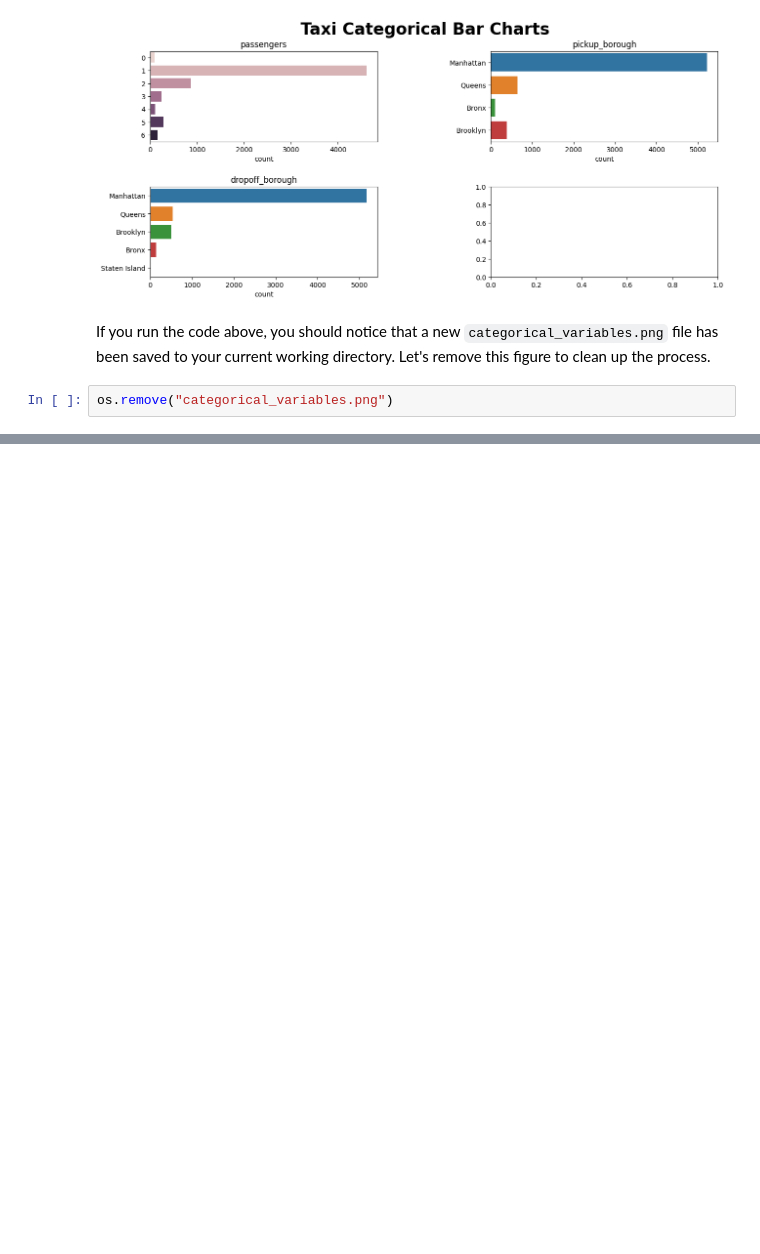
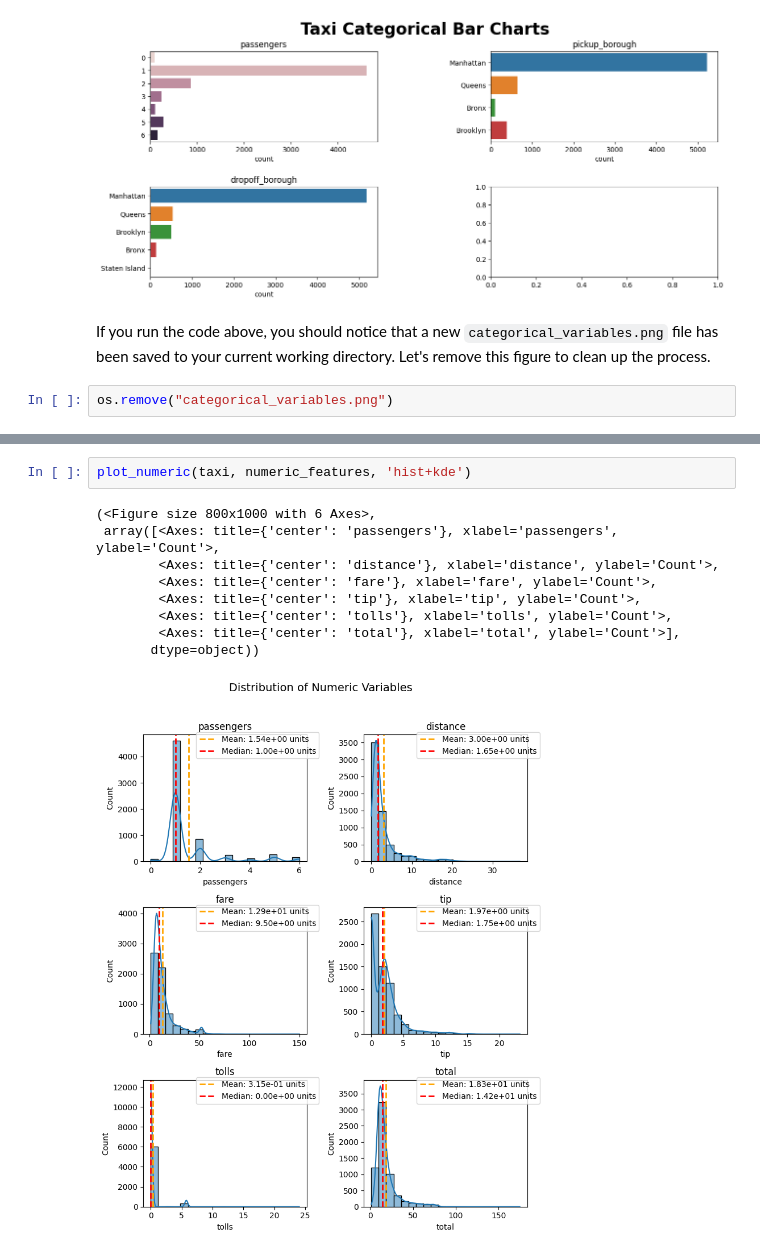
Before and after one commit to UBC-MDS/PyXplor, a Jupyter notebook: docs/example.ipynb, the cells around one changed output, grey strips where cells are left out. Cells and saved outputs as stored; diff of their text form; blank space fills up the shorter version.

```diff
--- a/docs/example.ipynb
+++ b/docs/example.ipynb
@@ -311,0 +347,12 @@ os.remove("categorical_variables.png")
+# %%
+plot_numeric(taxi, numeric_features, 'hist+kde')
+# %% [output]
+(<Figure size 800x1000 with 6 Axes>,
+ array([<Axes: title={'center': 'passengers'}, xlabel='passengers', ylabel='Count'>,
+        <Axes: title={'center': 'distance'}, xlabel='distance', ylabel='Count'>,
+        <Axes: title={'center': 'fare'}, xlabel='fare', ylabel='Count'>,
+        <Axes: title={'center': 'tip'}, xlabel='tip', ylabel='Count'>,
+        <Axes: title={'center': 'tolls'}, xlabel='tolls', ylabel='Count'>,
+        <Axes: title={'center': 'total'}, xlabel='total', ylabel='Count'>],
+       dtype=object))
+[figure, added]
```
Also changed, not shown: parts of 6 cells of this notebook.
